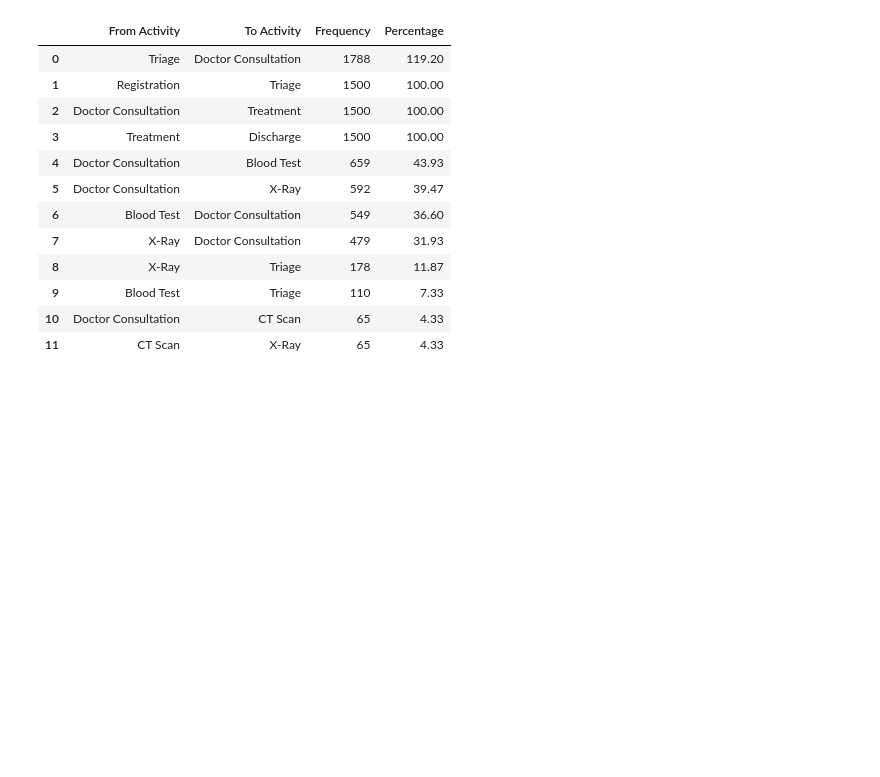
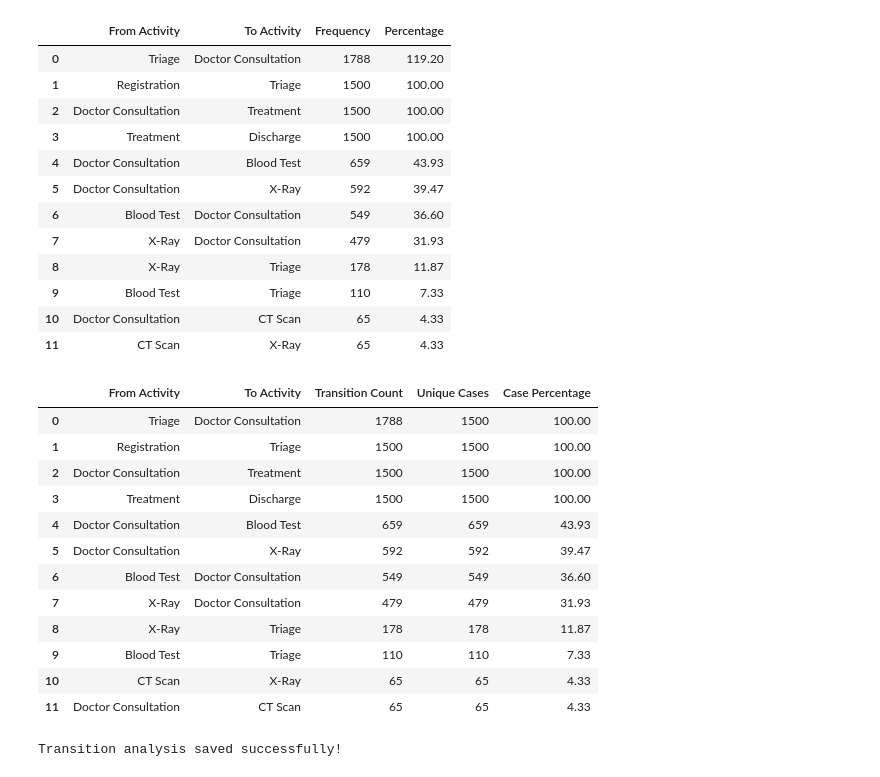
Before and after one commit to Raviteja0710/Care_Flow, a Jupyter notebook: python scripts/pm4py/pm4py_process mining.ipynb, the cells around one changed output. Cells and saved outputs as stored; diff of their text form; code cells hidden in the pictures; blank space fills up the shorter version.

Commit message:
transition analysis complete

```diff
--- a/python scripts/pm4py/pm4py_process mining.ipynb
+++ b/python scripts/pm4py/pm4py_process mining.ipynb
@@ -201,3 +214,65 @@ display(transition_df.head(19))
 | 9 | Blood Test | Triage | 110 | 7.33 |
 | 10 | Doctor Consultation | CT Scan | 65 | 4.33 |
 | 11 | CT Scan | X-Ray | 65 | 4.33 |
+# %%
+import pandas as pd
+
+# Load cleaned event log
+
+
+rows = []
+
+for (source, target), group in df.groupby(
+    ["Previous_Activity", "Activity_Name"]
+):
+    if pd.isna(source):
+        continue
+
+    rows.append({
+        "From Activity": source,
+        "To Activity": target,
+        "Transition Count": len(group),
+        "Unique Cases": group["Case_ID"].nunique()
+    })
+
+transition_analysis = pd.DataFrame(rows)
+
+total_cases = df["Case_ID"].nunique()
+
+transition_analysis["Case Percentage"] = (
+    transition_analysis["Unique Cases"] / total_cases * 100
+).round(2)
+
+transition_analysis = transition_analysis.sort_values(
+    "Transition Count", ascending=False
+).reset_index(drop=True)
+
+display(transition_analysis.head(15))
+# %% [output]
+|  | From Activity | To Activity | Transition Count | Unique Cases | Case Percentage |
+| 0 | Triage | Doctor Consultation | 1788 | 1500 | 100.00 |
+| 1 | Registration | Triage | 1500 | 1500 | 100.00 |
+| 2 | Doctor Consultation | Treatment | 1500 | 1500 | 100.00 |
+| 3 | Treatment | Discharge | 1500 | 1500 | 100.00 |
+| 4 | Doctor Consultation | Blood Test | 659 | 659 | 43.93 |
+| 5 | Doctor Consultation | X-Ray | 592 | 592 | 39.47 |
+| 6 | Blood Test | Doctor Consultation | 549 | 549 | 36.60 |
+| 7 | X-Ray | Doctor Consultation | 479 | 479 | 31.93 |
+| 8 | X-Ray | Triage | 178 | 178 | 11.87 |
+| 9 | Blood Test | Triage | 110 | 110 | 7.33 |
+| 10 | CT Scan | X-Ray | 65 | 65 | 4.33 |
+| 11 | Doctor Consultation | CT Scan | 65 | 65 | 4.33 |
+# %%
+from pathlib import Path
+
+output_dir = Path("../output of pandas")
+output_dir.mkdir(parents=True, exist_ok=True)
+
+transition_analysis.to_excel(
+    output_dir / "careflow_pm4py_transition_analysis.xlsx",
+    index=False
+)
+
+print("Transition analysis saved successfully!")
+# %% [output]
+Transition analysis saved successfully!
```
Also changed, not shown: parts of 2 cells of this notebook, 1 other file.
